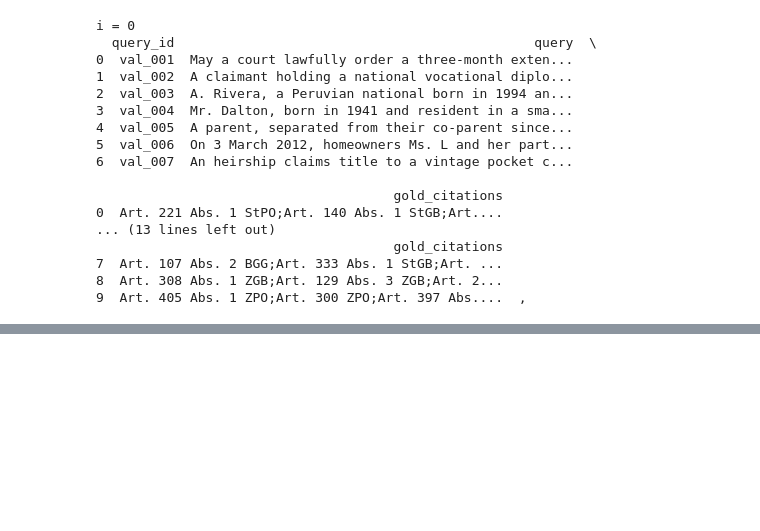
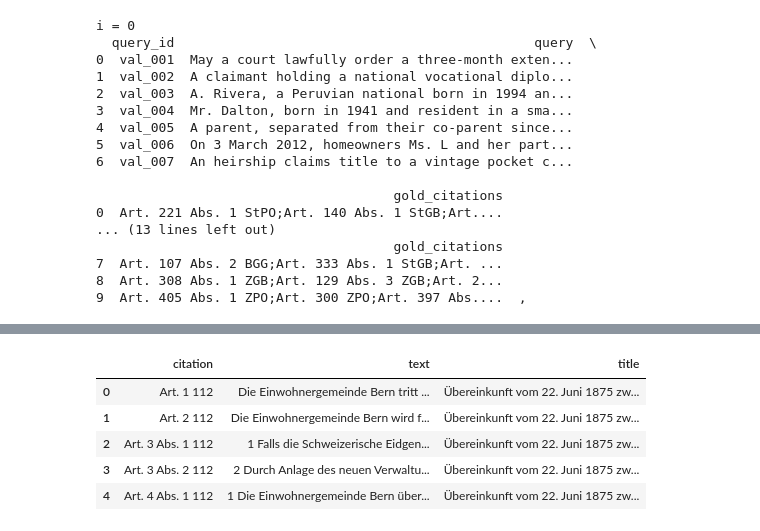
Before and after one commit to JotiRoy01/Agentic-Retrieval-Competition, a Jupyter notebook: notebooks/Corpus_citation_overlap.ipynb, the cells around one changed output, grey strips where cells are left out. Drawn from its saved outputs; the diff is of its cells as text; code cells hidden in the pictures; blank space fills up the shorter version.

```diff
--- a/notebooks/Corpus_citation_overlap.ipynb
+++ b/notebooks/Corpus_citation_overlap.ipynb
@@ -713,0 +957,9 @@ i = 0
+# %%
+law.head()
+# %% [output]
+|  | citation | text | title |
+| 0 | Art. 1 112 | Die Einwohnergemeinde Bern tritt ... | Übereinkunft vom 22. Juni 1875 zw... |
+| 1 | Art. 2 112 | Die Einwohnergemeinde Bern wird f... | Übereinkunft vom 22. Juni 1875 zw... |
+| 2 | Art. 3 Abs. 1 112 | 1 Falls die Schweizerische Eidgen... | Übereinkunft vom 22. Juni 1875 zw... |
+| 3 | Art. 3 Abs. 2 112 | 2 Durch Anlage des neuen Verwaltu... | Übereinkunft vom 22. Juni 1875 zw... |
+| 4 | Art. 4 Abs. 1 112 | 1 Die Einwohnergemeinde Bern über... | Übereinkunft vom 22. Juni 1875 zw... |
```
Also changed, not shown: parts of 11 cells of this notebook, 5 other files.
